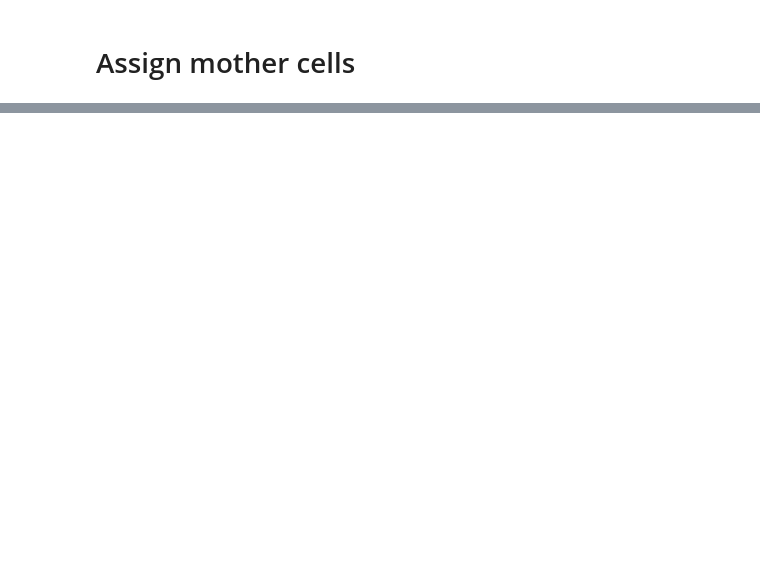
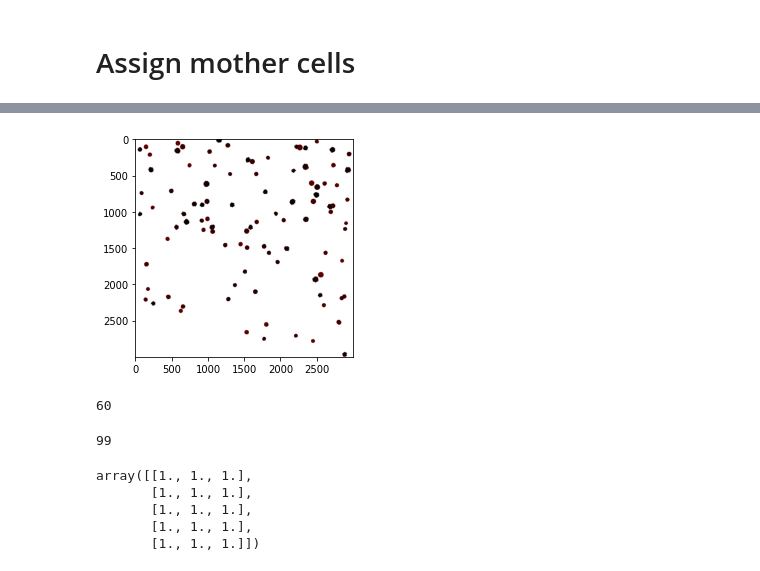
Before and after one commit to Jsakkos/nufeb_tools, a Jupyter notebook: notebooks/cell ancestry.ipynb, the cells around one changed output, grey strips where cells are left out. Drawn from its saved outputs; the diff is of its cells as text; code cells hidden in the pictures; blank space fills up the shorter version.

```diff
--- a/notebooks/cell ancestry.ipynb
+++ b/notebooks/cell ancestry.ipynb
@@ -300,0 +101,20 @@ for colony in df.mother_cell.unique():
+# %%
+df['Colony Area'] = 0
+def count_colony_area(df,timestep,dims=dims):
+
+    tp = df[df.Timestep == timestep]
+    colonies = sorted(tp[tp.mother_cell != -1].mother_cell.unique())
+    colors = {x :[x]*3 for x in colonies}
+    img_size = 2000
+    bk = 255 * np.ones(shape=[img_size, img_size, 3], dtype=np.uint8)
+    circles = [cv2.circle(bk,center = (round(x/dims[0]*img_size),
+                round(y/dims[1]*img_size)),radius = round(radius/dims[1]*img_size),
+                color = (cell,0,0),thickness = -1) for x,y, radius,cell in zip(tp.x,tp.y,tp.radius,tp.mother_cell)]
+    cols, counts = np.unique(bk[:,:,0],return_counts=1)
+    for colony,area in zip(cols[:-1],counts[:-1]):
+        idx = df[(df.mother_cell==int(colony)) & (df.Timestep==timestep)].index
+        df.loc[idx,'Colony Area'] = area
+
+
+
+    return df
@@ -300,0 +186,14 @@ for colony in df.mother_cell.unique():
+# %%
+img_size = 3000
+
+bk = 255 * np.ones(shape=[img_size, img_size, 3], dtype=np.uint8)
+temp = df[(df.Timestep==35000) & (df.mother_cell !=-1)]
+circles = [cv2.circle(bk,center = (round(x/dims[0]*img_size),round(y/dims[1]*img_size)),radius = round(radius/dims[1]*img_size),color = (cell,0,0),thickness = -1) for x,y, radius,cell in zip(temp.x,temp.y,temp.radius,temp.mother_cell)]
+plt.imshow(bk)
+_, counts = np.unique(bk.reshape(-1,3), axis=0, return_counts=1)
+# %% [output]
+[figure, added]
+# %%
+np.sum(bk[bk==[6,0,0]])
+# %% [output]
+60
@@ -300,0 +234,12 @@ for colony in df.mother_cell.unique():
+# %%
+colors[:,0].max()
+# %% [output]
+99
+# %%
+np.ones([5,3]).reshape(-1,3)
+# %% [output]
+array([[1., 1., 1.],
+       [1., 1., 1.],
+       [1., 1., 1.],
+       [1., 1., 1.],
+       [1., 1., 1.]])
```
Also changed, not shown: parts of 48 cells of this notebook, 4 other files.
